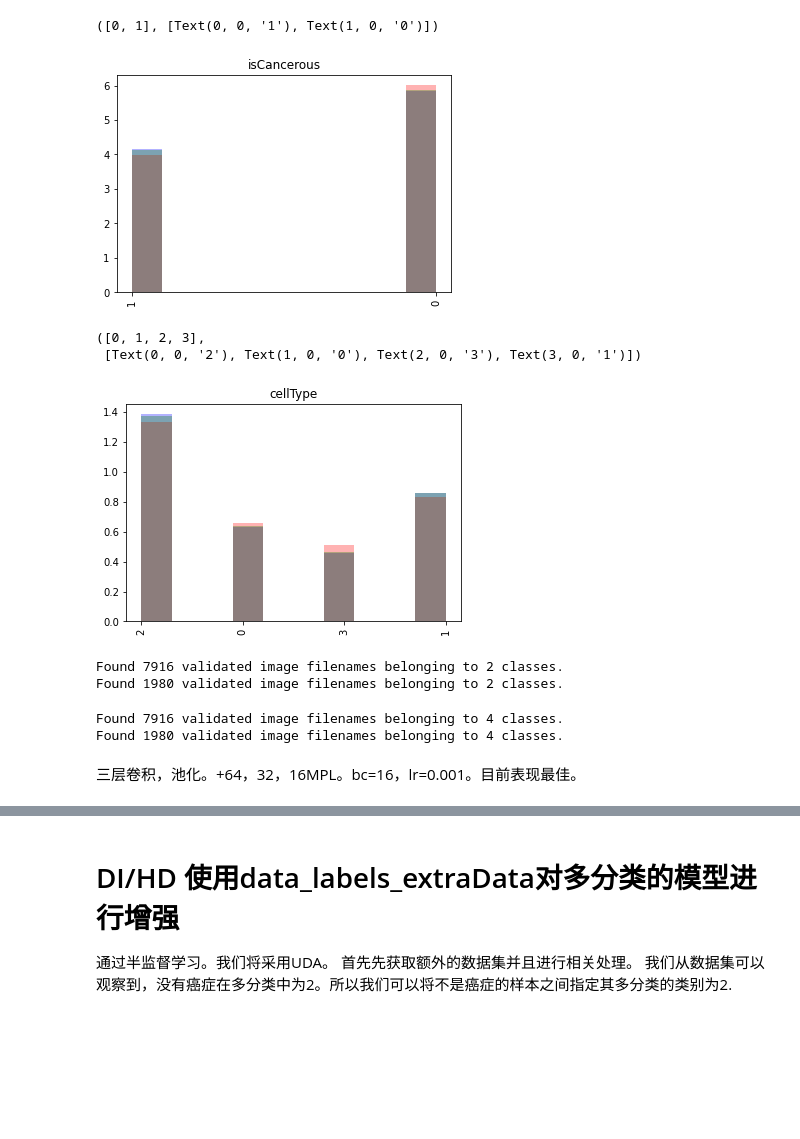
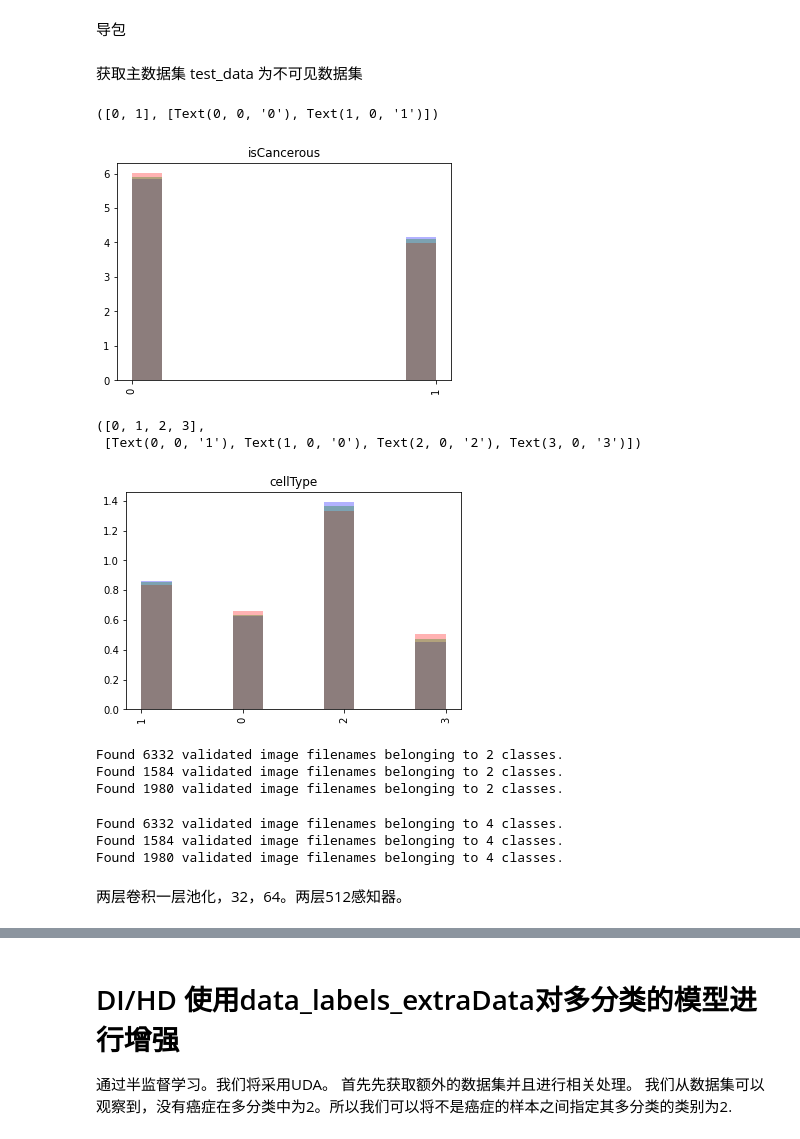
Before and after one commit to SHVleV9CYWkK/CRCHistoPhenotypes-Image-Classification, a Jupyter notebook: main.ipynb, the cells around one changed output, grey strips where cells are left out. Saved outputs shown, nothing was run; the diff lists cells and outputs as text; code cells hidden in the pictures; blank space fills up the shorter version.

```diff
--- a/main.ipynb
+++ b/main.ipynb
@@ -1,3 +1,5 @@
+# %% [markdown]
+导包
 # %%
 import pandas as pd
 import matplotlib.pyplot as plt
@@ -8,27 +12,31 @@ from sklearn.model_selection import train_test_split
+# %% [markdown]
+获取主数据集
+test_data 为不可见数据集
 # %%
 data = pd.read_csv('./Image_classification_data/data_labels_mainData.csv')
 data['isCancerous'] = data['isCancerous'].astype(str)
 data['cellType'] = data['cellType'].astype(str)
-train_data, test_data = train_test_split(data, test_size=0.2, random_state=42)
+undivided_train_data, test_data = train_test_split(data, test_size=0.2, random_state=42)
+train_data, val_data = train_test_split(undivided_train_data, test_size=0.2, random_state=42)
 # %%
 plt.hist(train_data['isCancerous'], alpha=0.3, color='b', label='Train', density=True)
 plt.hist(test_data['isCancerous'], alpha=0.3, color='r', label='Test',  density=True)
-plt.hist(data['isCancerous'], alpha=0.3, color='g', density=True)
+plt.hist(val_data['isCancerous'], alpha=0.3, color='g', label='Val',  density=True)
 plt.title('isCancerous')
 plt.xticks(rotation='vertical')
 # %% [output]
-([0, 1], [Text(0, 0, '1'), Text(1, 0, '0')])
+([0, 1], [Text(0, 0, '0'), Text(1, 0, '1')])
-[figure, old version]
+[figure, new version]
 # %%
 plt.hist(train_data['cellType'], alpha=0.3, color='b', label='Train', density=True)
 plt.hist(test_data['cellType'], alpha=0.3, color='r', label='Test',  density=True)
-plt.hist(data['cellType'], alpha=0.3, color='g', density=True)
+plt.hist(val_data['cellType'], alpha=0.3, color='g', density=True)
 plt.title('cellType')
 plt.xticks(rotation='vertical')
 # %% [output]
 ([0, 1, 2, 3],
- [Text(0, 0, '2'), Text(1, 0, '0'), Text(2, 0, '3'), Text(3, 0, '1')])
+ [Text(0, 0, '1'), Text(1, 0, '0'), Text(2, 0, '2'), Text(3, 0, '3')])
-[figure, old version]
+[figure, new version]
 # %%
 class_samples_isCancerous = train_data['isCancerous'].value_counts()
 total_samples = np.sum(class_samples_isCancerous)
@@ -51,6 +59,10 @@ train_datagen = tf.keras.preprocessing.image.ImageDataGenerator(
     horizontal_flip=True,
     vertical_flip=True,
     fill_mode='nearest'
+)
+
+val_datagen = tf.keras.preprocessing.image.ImageDataGenerator(
+    rescale=1./255
 )
 
 test_datagen = tf.keras.preprocessing.image.ImageDataGenerator(
@@ -66,7 +78,16 @@ train_isCancerous_generator = train_datagen.flow_from_dataframe(
     batch_size=batch_size,
     class_mode='binary')
 
-validation_isCancerous_generator = test_datagen.flow_from_dataframe(
+val_isCancerous_generator = val_datagen.flow_from_dataframe(
+    val_data,
+    directory='./Image_classification_data/patch_images',
+    x_col='ImageName',
+    y_col='isCancerous',
+    target_size=(27, 27),
+    batch_size=batch_size,
+    class_mode='binary')
+
+test_isCancerous_generator = test_datagen.flow_from_dataframe(
     test_data,
     directory='./Image_classification_data/patch_images',
     x_col='ImageName',
@@ -75,7 +96,8 @@ validation_isCancerous_generator = test_datagen.flow_from_dataframe(
     batch_size=batch_size,
     class_mode='binary')
 # %% [output]
-Found 7916 validated image filenames belonging to 2 classes.
+Found 6332 validated image filenames belonging to 2 classes.
+Found 1584 validated image filenames belonging to 2 classes.
 Found 1980 validated image filenames belonging to 2 classes.
 # %%
 train_cellType_generator = train_datagen.flow_from_dataframe(
@@ -87,7 +109,16 @@ train_cellType_generator = train_datagen.flow_from_dataframe(
     batch_size=batch_size,
     class_mode='categorical')
 
-validation_cellType_generator = test_datagen.flow_from_dataframe(
+val_cellType_generator = val_datagen.flow_from_dataframe(
+    val_data,
+    directory='./Image_classification_data/patch_images',
+    x_col='ImageName',
+    y_col='cellType',
+    target_size=(27, 27),
+    batch_size=batch_size,
+    class_mode='categorical')
+
+test_cellType_generator = test_datagen.flow_from_dataframe(
     test_data,
     directory='./Image_classification_data/patch_images',
     x_col='ImageName',
@@ -96,10 +127,11 @@ validation_cellType_generator = test_datagen.flow_from_dataframe(
     batch_size=batch_size,
     class_mode='categorical')
 # %% [output]
-Found 7916 validated image filenames belonging to 4 classes.
+Found 6332 validated image filenames belonging to 4 classes.
+Found 1584 validated image filenames belonging to 4 classes.
 Found 1980 validated image filenames belonging to 4 classes.
-# %% [markdown]
-三层卷积，池化。+64，32，16MPL。bc=16，lr=0.001。目前表现最佳。
+# %% [markdown]
+两层卷积一层池化，32，64。两层512感知器。
 # %%
 input_shape = (27, 27, 3)
 num_classes = 4
```
Also changed, not shown: parts of 24 cells of this notebook.
